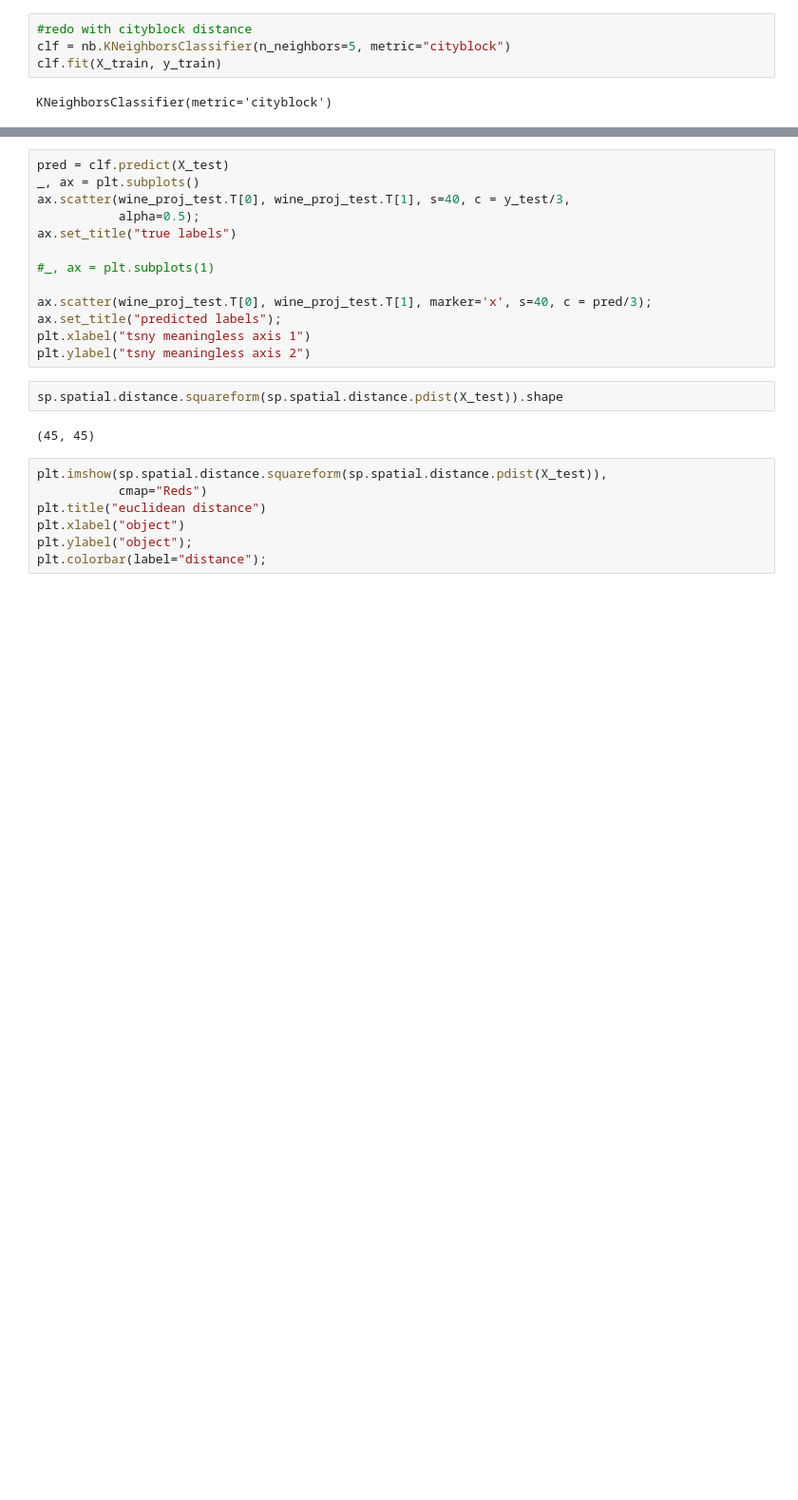
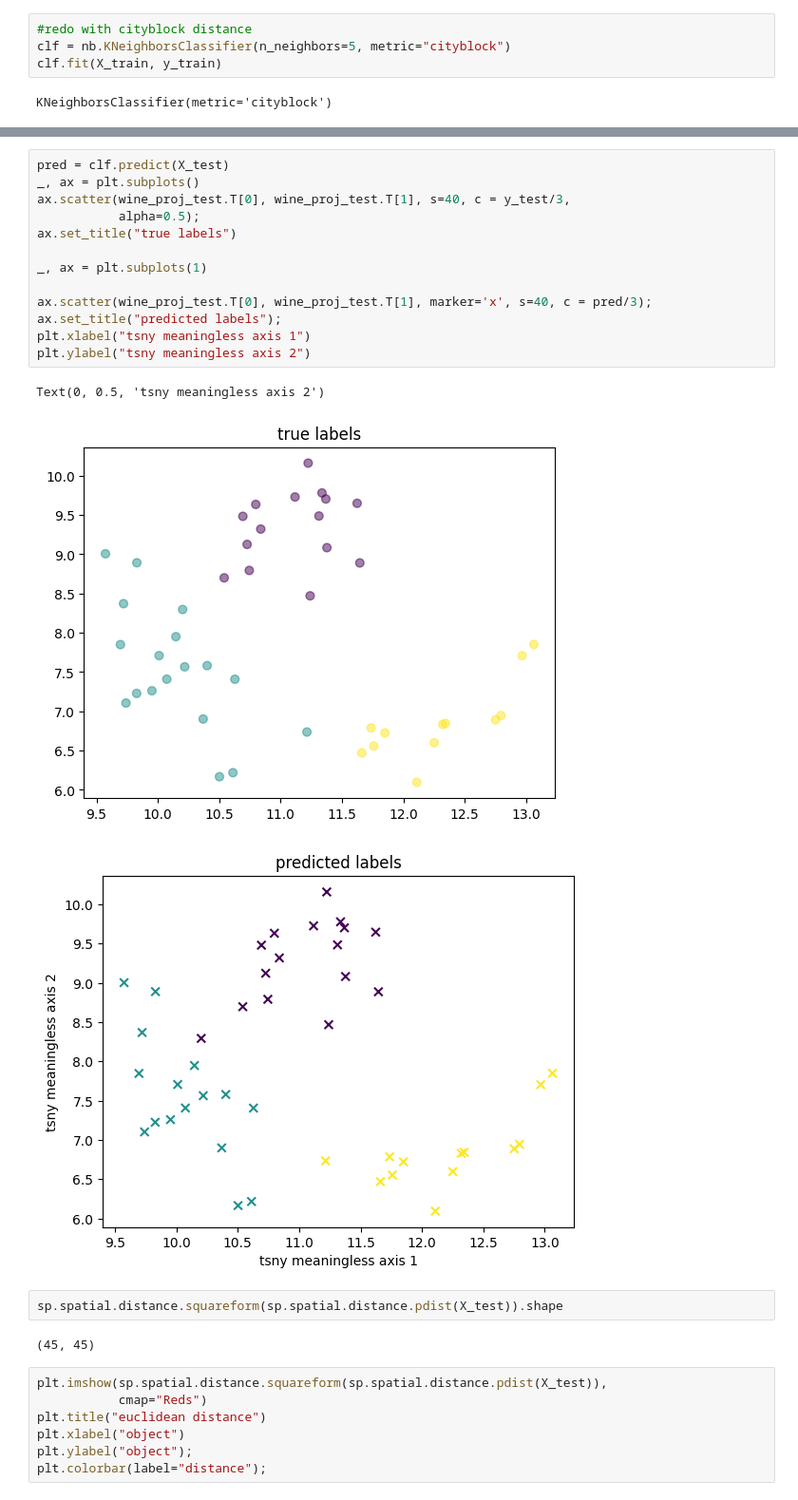
Before and after one commit to bivekpok/DSPS_BPokhrel, a Jupyter notebook: labs/KNN_wine_instructions.ipynb, the cells around one changed output, grey strips where cells are left out. Shown at 95% size. Drawn from its saved outputs; the diff is of its cells as text; blank space fills up the shorter version.

```diff
--- a/labs/KNN_wine_instructions.ipynb
+++ b/labs/KNN_wine_instructions.ipynb
@@ -451,16 +474,20 @@ clf...
 # %%
 pred = clf.predict(X_test)
 _, ax = plt.subplots()
 ax.scatter(wine_proj_test.T[0], wine_proj_test.T[1], s=40, c = y_test/3,
            alpha=0.5);
 ax.set_title("true labels")
 
-#_, ax = plt.subplots(1)
+_, ax = plt.subplots(1)
 
 ax.scatter(wine_proj_test.T[0], wine_proj_test.T[1], marker='x', s=40, c = pred/3);
 ax.set_title("predicted labels");
 plt.xlabel("tsny meaningless axis 1")
 plt.ylabel("tsny meaningless axis 2")
+# %% [output]
+Text(0, 0.5, 'tsny meaningless axis 2')
+[figure, added]
+[figure, added]
 # %%
 sp.spatial.distance.squareform(sp.spatial.distance.pdist(X_test)).shape
 # %% [output]
```
Also changed, not shown: parts of 17 cells of this notebook.
